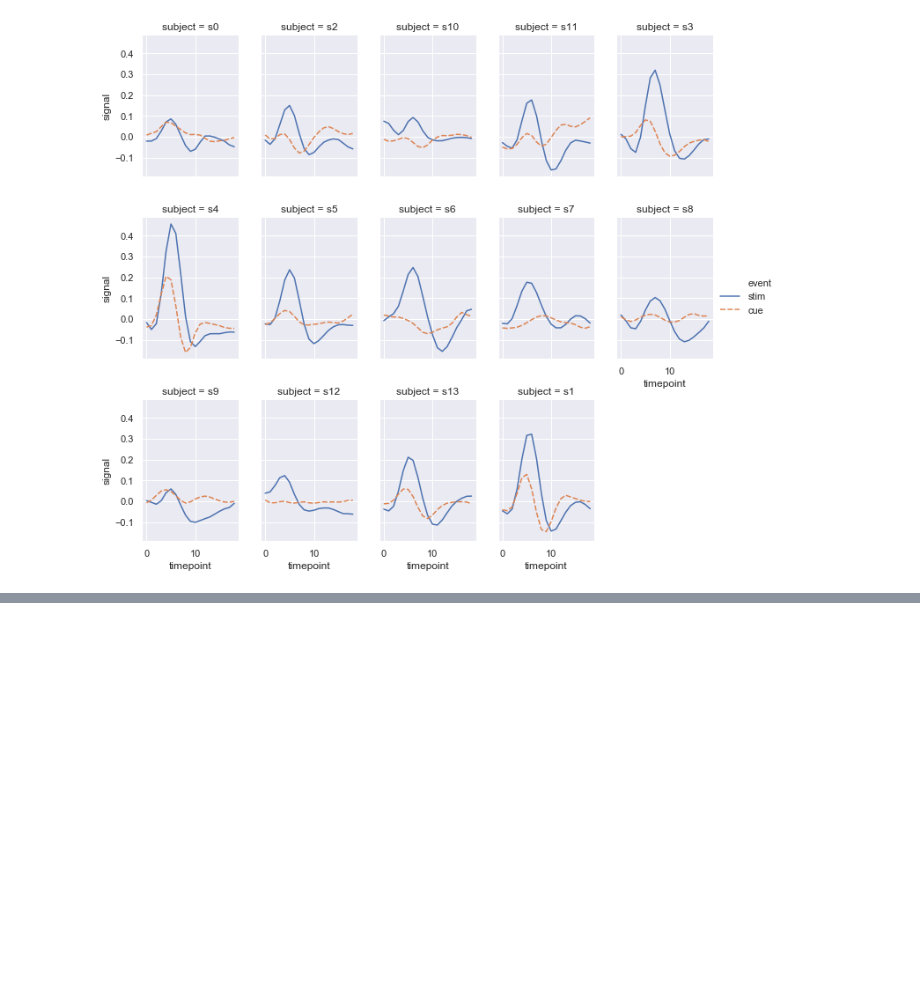
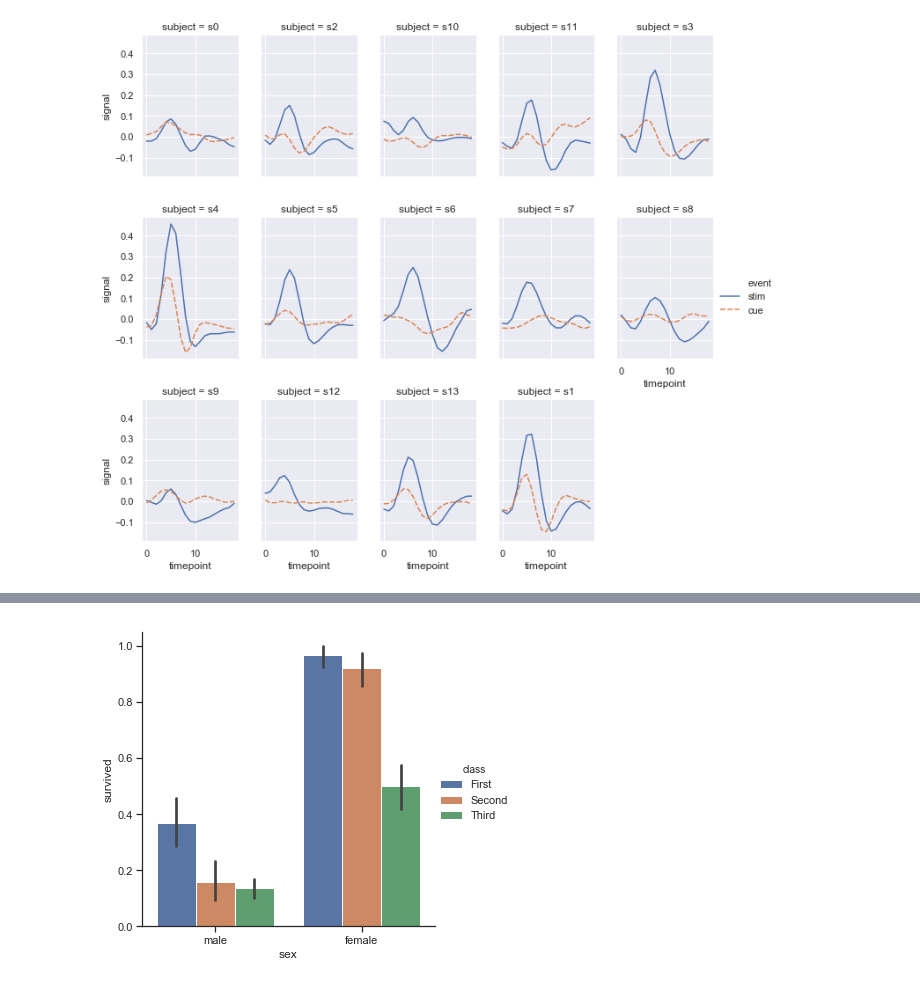
Before and after one commit to rachelpoole/Learning-material, a Jupyter notebook: Plots.ipynb, the cells around one changed output, grey strips where cells are left out. Saved outputs shown, nothing was run; the diff lists cells and outputs as text; code cells hidden in the pictures; blank space fills up the shorter version.

```diff
--- a/Plots.ipynb
+++ b/Plots.ipynb
@@ -180,0 +195,5 @@ sns.relplot(data = fmri.set_index('region').loc['frontal'],
+# %%
+titanic = sns.load_dataset('titanic')
+sns.catplot(kind = 'bar', data = titanic, x = 'sex', y = 'survived', hue = 'class');
+# %% [output]
+[figure, added]
```
Also changed, not shown: parts of 34 cells of this notebook.
